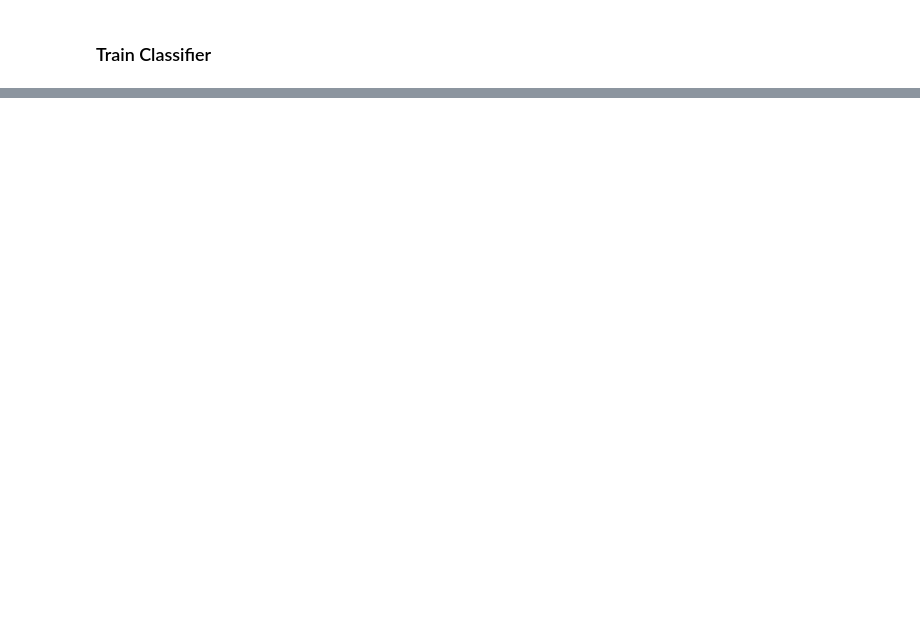
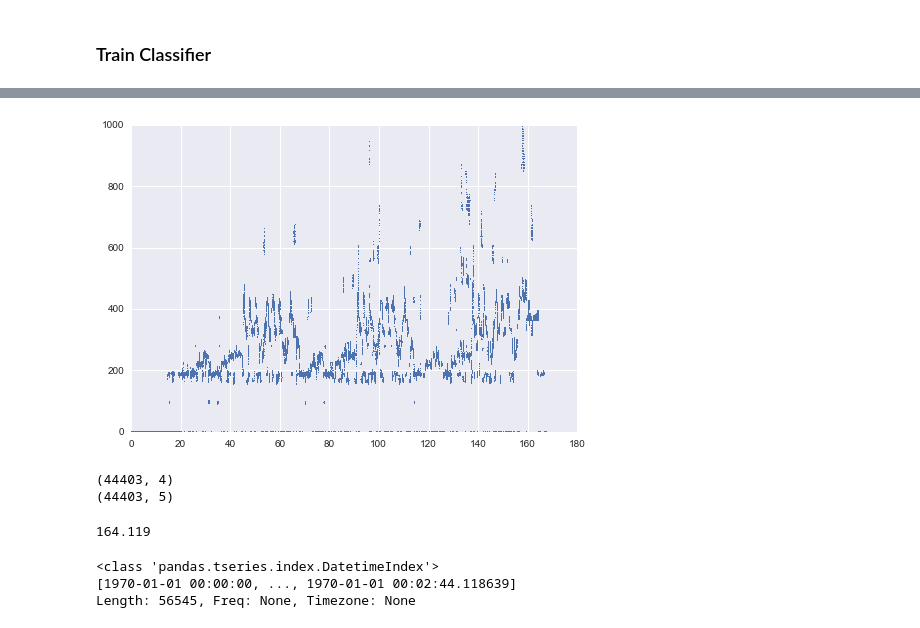
Before and after one commit to rabitt/contour_classification, a Jupyter notebook: contour_training.ipynb, the cells around one changed output, grey strips where cells are left out. Drawn from its saved outputs; the diff is of its cells as text; code cells hidden in the pictures; blank space fills up the shorter version.

```diff
--- a/contour_training.ipynb
+++ b/contour_training.ipynb
@@ -179,0 +320,7 @@ cc.make_coverage_plot(contour_test.iloc[:, :-1], test_annot_dat[track])
+# %%
+track = 'LizNelson_Coldwar'
+prob_threshold = 0.1
+cdat = eu.contour_probs(clf, test_feature_dat[track], \
+                        test_contour_dat[track])
+contour_candidates = cdat[cdat['mel_prob'] >= prob_threshold]
+print contour_candidates
@@ -179,0 +345,67 @@ cc.make_coverage_plot(contour_test.iloc[:, :-1], test_annot_dat[track])
+# %%
+mel_dat = pd.DataFrame(columns=['time','f0', 'probability'])
+ct = contour_candidates.iloc[:, 12:-1:3]
+cf = contour_candidates.iloc[:, 13:-1:3]
+probs = contour_candidates['mel_prob']
+
+step_size = 128/44100.0
+
+n_cols = ct.shape[1]
+cp = pd.concat([probs]*n_cols, axis=1, ignore_index=True)
+
+mel_dat['time'] = ct.values.ravel()
+mel_dat['f0'] = cf.values.ravel()
+mel_dat['probability'] = cp.values.ravel()
+
+
+mel_dat.dropna(inplace=True)
+mel_dat.sort(columns='probability', inplace=True)
+mel_dat.sort(columns='time', inplace=True)
+
+mel_time_idx = np.arange(0, np.max(mel_dat['time'].values) + 1, step_size)
+mel_output = pd.Series(np.zeros(mel_time_idx.shape), index=mel_time_idx)
+
+old_times = mel_dat['time'].values
+reidx = np.searchsorted(mel_time_idx, old_times)
+shift_idx = (np.abs(old_times - mel_time_idx[reidx - 1]) < np.abs(old_times - mel_time_idx[reidx]))
+reidx[shift_idx] = reidx[shift_idx] - 1
+
+mel_dat['reidx'] = reidx
+
+mel_dat.drop_duplicates(subset='reidx', take_last=True, inplace=True)
+
+mel_output.iloc[mel_dat['reidx']] = mel_dat['f0'].values
+
+plt.plot(mel_output.index, mel_output.values, ',')
+plt.show()
+# mel_output.to_csv('/Users/rachelbittner/Desktop/mel_out2.csv', header=False)
+
+print mel_dat.shape
+print mel_dat_nodoubles.shape
+# %% [output]
+[figure, added]
+(44403, 4)
+(44403, 5)
+# %%
+ct, _, _ = cc.contours_from_contour_data(contour_candidates)
+
+del ct['mel_prob']
+
+all_time_stamps = sorted(ct.values.ravel())
+max_time_stamp = np.max(np.array(all_time_stamps)[~np.isnan(all_time_stamps)])
+
+time_stamps = pd.Series(all_time_stamps).unique()
+time_stamps = pd.to_datetime(sorted(time_stamps[~np.isnan(time_stamps)]), unit='s')
+
+step_size = 128/44100.0
+print max_time_stamp
+# %% [output]
+164.119
+# %%
+mel_time_idx = pd.to_datetime(np.arange(0, max_time_stamp, step_size), unit='s')
+mel_output = pd.Series(np.zeros(mel_time_idx.shape), index=mel_time_idx)
+print mel_output.index
+# %% [output]
+<class 'pandas.tseries.index.DatetimeIndex'>
+[1970-01-01 00:00:00, ..., 1970-01-01 00:02:44.118639]
+Length: 56545, Freq: None, Timezone: None
```
Also changed, not shown: parts of 25 cells of this notebook.
